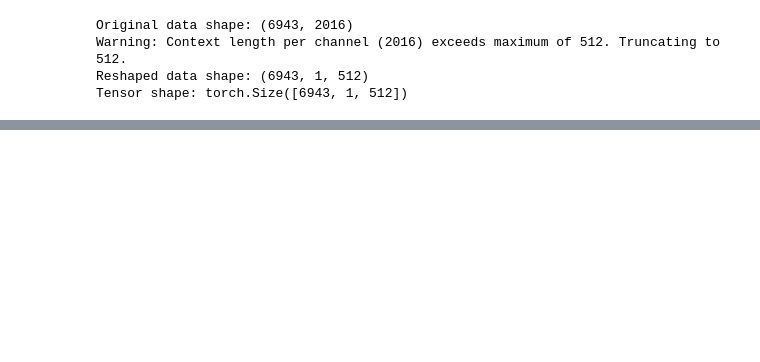
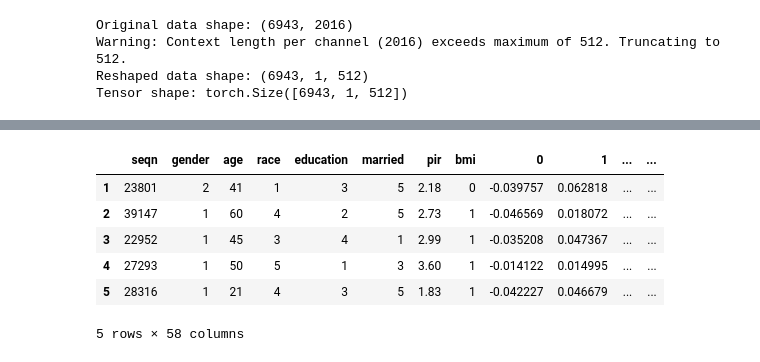
Before and after one commit to yousmni3269/embedding, a Jupyter notebook: embedding_moment.ipynb, the cells around one changed output, grey strips where cells are left out. Drawn from its saved outputs; the diff is of its cells as text; code cells hidden in the pictures; blank space fills up the shorter version.

```diff
--- a/embedding_moment.ipynb
+++ b/embedding_moment.ipynb
@@ -248,0 +235,24 @@ red_embeddings_df.to_csv("embeddings_moment_subset50.csv")
+# %%
+# reducing dimension
+def reduce_dimension(embedding, dim=50):
+    return embedding[:, :dim]
+reduced_embeddings_np = reduce_dimension(embeddings_np)
+
+# convert to dataframe
+red_embeddings_df = pd.DataFrame(reduced_embeddings_np)
+red_embeddings_df = pd.concat([pd.DataFrame(reduced_embeddings_np), df_subset.loc[:, :'bmi']], axis=1)
+
+original_cols = df_subset.loc[:, :'bmi'].columns.tolist()
+embedding_cols = list(range(reduced_embeddings_np.shape[1]))
+red_embeddings_df = red_embeddings_df[original_cols + embedding_cols]
+red_embeddings_df.index = range(1, len(red_embeddings_df) + 1)
+
+red_embeddings_df.head()
+# %% [output]
+|  | seqn | gender | age | race | education | married | pir | bmi | 0 | 1 | ... | ... |
+| 1 | 23801 | 2 | 41 | 1 | 3 | 5 | 2.18 | 0 | -0.039757 | 0.062818 | ... | ... |
+| 2 | 39147 | 1 | 60 | 4 | 2 | 5 | 2.73 | 1 | -0.046569 | 0.018072 | ... | ... |
+| 3 | 22952 | 1 | 45 | 3 | 4 | 1 | 2.99 | 1 | -0.035208 | 0.047367 | ... | ... |
+| 4 | 27293 | 1 | 50 | 5 | 1 | 3 | 3.60 | 1 | -0.014122 | 0.014995 | ... | ... |
+| 5 | 28316 | 1 | 21 | 4 | 3 | 5 | 1.83 | 1 | -0.042227 | 0.046679 | ... | ... |
+5 rows × 58 columns
```
Also changed, not shown: parts of 17 cells of this notebook, 3 other files.
